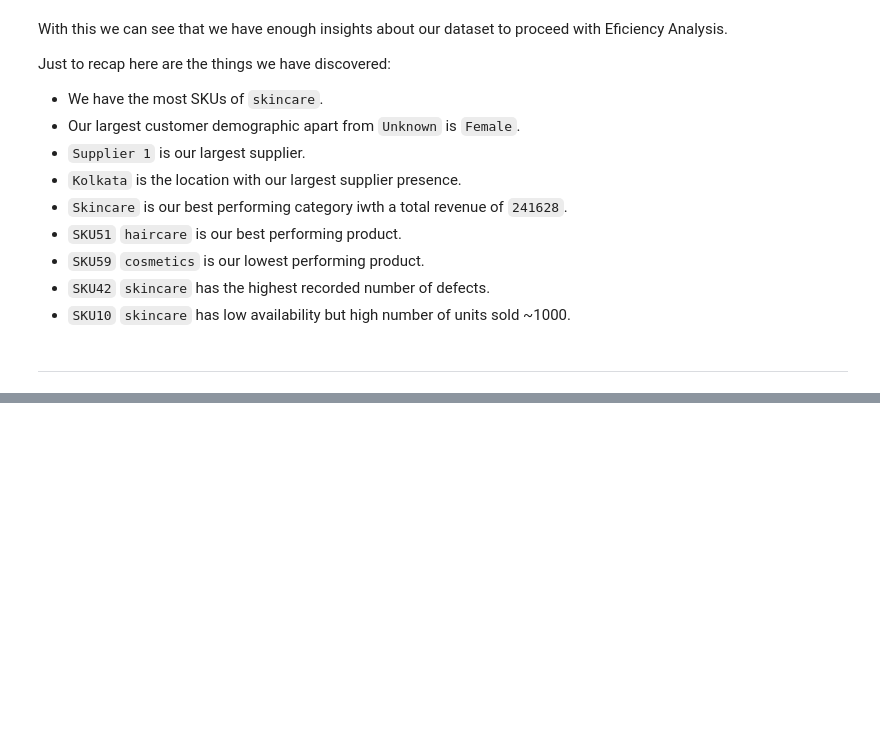
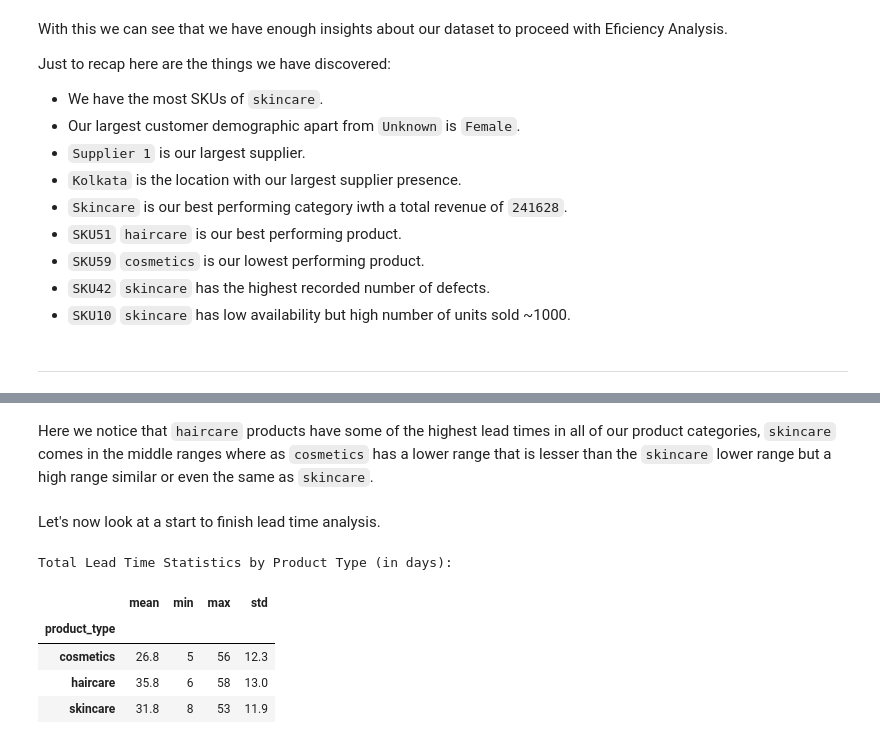
Before and after one commit to atharvakapadnis/supply-chain-analytics, a Jupyter notebook: P1/data1_analysis.ipynb, the cells around one changed output, grey strips where cells are left out. Saved outputs shown, nothing was run; the diff lists cells and outputs as text; code cells hidden in the pictures; blank space fills up the shorter version.

```diff
--- a/P1/data1_analysis.ipynb
+++ b/P1/data1_analysis.ipynb
@@ -536,0 +567,17 @@ Just to recap here are the things we have discovered:
+# %% [markdown]
+Here we notice that `haircare` products have some of the highest lead times in all of our product categories, `skincare` comes in the middle ranges where as `cosmetics` has a lower range that is lesser than the `skincare` lower range but a high range similar or even the same as `skincare`.
+# %% [markdown]
+Let's now look at a start to finish lead time analysis.
+# %%
+df['total_lead_time'] = df['procurement_lead_time'] + df['manufacturing_lead_time']
+
+lead_time_by_product = df.groupby('product_type')['total_lead_time'].agg(['mean','min','max','std']).round(1)
+print("Total Lead Time Statistics by Product Type (in days):")
+lead_time_by_product
+# %% [output]
+Total Lead Time Statistics by Product Type (in days):
+|  | mean | min | max | std |
+| product_type |  |  |  |  |
+| cosmetics | 26.8 | 5 | 56 | 12.3 |
+| haircare | 35.8 | 6 | 58 | 13.0 |
+| skincare | 31.8 | 8 | 53 | 11.9 |
```
Also changed, not shown: parts of 6 cells of this notebook.
